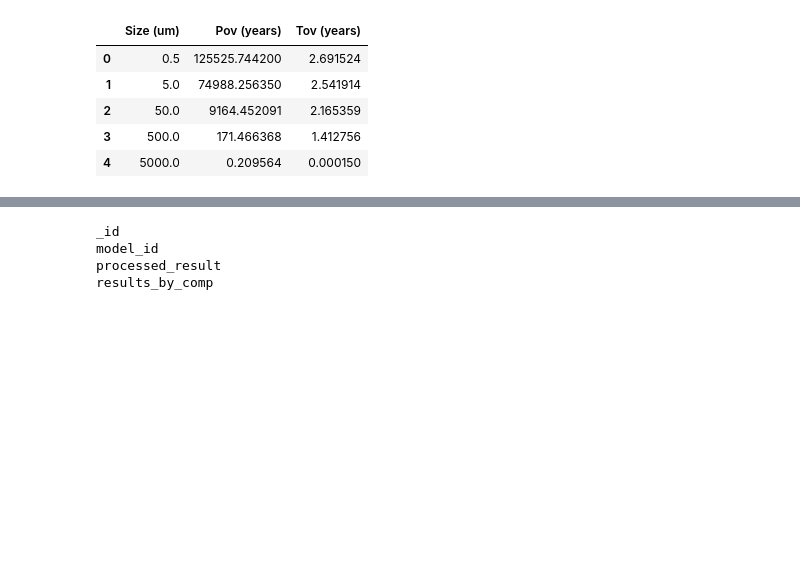
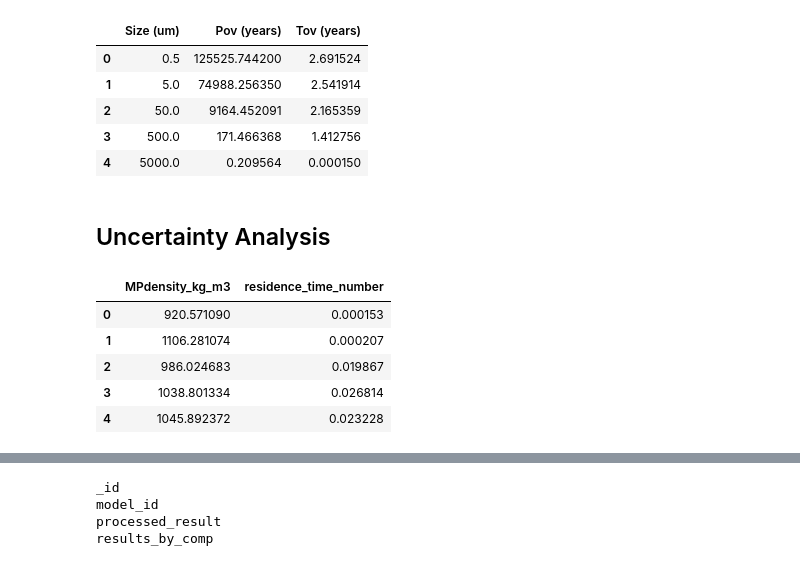
Before and after one commit to Qianhui-Lin/utopia_package, a Jupyter notebook: docs/microservice_monte_calro.ipynb, the cells around one changed output, grey strips where cells are left out. Saved outputs shown, nothing was run; the diff lists cells and outputs as text; code cells hidden in the pictures; blank space fills up the shorter version.

```diff
--- a/docs/microservice_monte_calro.ipynb
+++ b/docs/microservice_monte_calro.ipynb
@@ -407,3 +428,58 @@ size_df
 | 2 | 50.0 | 9164.452091 | 2.165359 |
 | 3 | 500.0 | 171.466368 | 1.412756 |
 | 4 | 5000.0 | 0.209564 | 0.000150 |
+# %% [markdown]
+## Uncertainty Analysis
+# %%
+import pandas as pd
+from bson import ObjectId
+import matplotlib.pyplot as plt
+import numpy as np
+
+# --- collections ---
+input_col = db["input_data"]
+exposure_col = db["exposure_indicator"]
+
+exp_results = exposure_indicator_res.json()["results"]
+
+# --- storage ---
+densities = []
+residence_times_number = []
+
+for i, exp_item in enumerate(exp_results):
+    exposure_id = exp_item["exposure_indicator_id"]
+
+    # -------------------------------
+    # 1. Get MPdensity from input_data
+    # -------------------------------
+    input_doc = input_col.find_one({"_id": ObjectId(input_ids[i])})
+    densities.append(input_doc["MPdensity_kg_m3"])
+
+    # -------------------------------
+    # 2. Get overall residence time (number)
+    # -------------------------------
+    exp_doc = exposure_col.find_one({"_id": ObjectId(exposure_id)})
+    overall_df = pd.DataFrame(exp_doc["overall_exposure_indicators"])
+
+    # locate row for "Number"
+    row = overall_df.loc[
+        overall_df["Overall exposure indicators"] == "Mass",
+        "Overall residence time (years)"
+    ].values
+
+    residence_times_number.append(row[0])
+
+# Build final DF
+plot_df = pd.DataFrame({
+    "MPdensity_kg_m3": densities,
+    "residence_time_number": residence_times_number
+})
+
+plot_df.head()
+# %% [output]
+|  | MPdensity_kg_m3 | residence_time_number |
+| 0 | 920.571090 | 0.000153 |
+| 1 | 1106.281074 | 0.000207 |
+| 2 | 986.024683 | 0.019867 |
+| 3 | 1038.801334 | 0.026814 |
+| 4 | 1045.892372 | 0.023228 |
```
Also changed, not shown: parts of 2 cells of this notebook.
